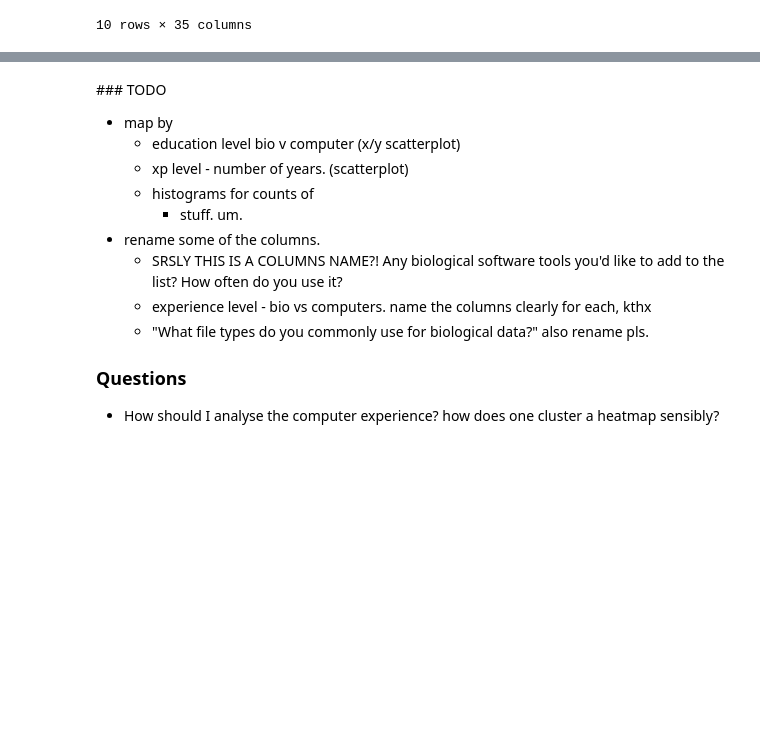
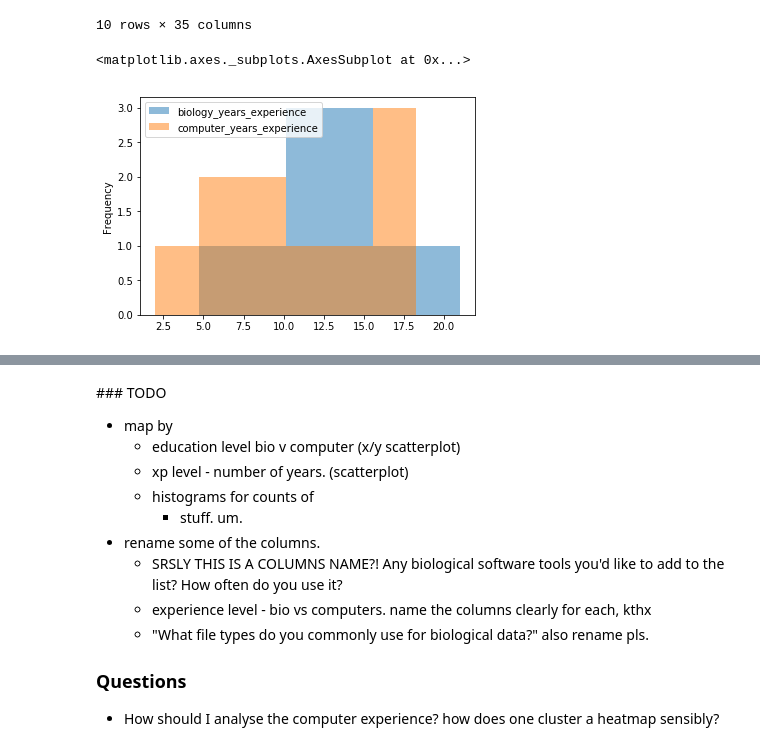
Before and after one commit to yochannah/subjective-data-models-analysis, a Jupyter notebook: import_data.ipynb, the cells around one changed output, grey strips where cells are left out. Saved outputs shown, nothing was run; the diff lists cells and outputs as text; code cells hidden in the pictures; blank space fills up the shorter version.

```diff
--- a/import_data.ipynb
+++ b/import_data.ipynb
@@ -91,3 +91,10 @@ expanded_backgrounds
 | 8 | doctoral | galaxy = year_or_less;gnomad = ne... | Jalview. Clustal. RAxML, Cytoscap... | 15 | ... |
 | 9 | doctoral | galaxy = year_or_less;gnomad = ne... | Jalview Proviz, often for teaching | 11 | ... |
 10 rows × 35 columns
+# %%
+# This plot seems like nonsense, but I'll leave it here to remind me
+# since I thought it would be awesome and I'll keep on forgetting otherwise.
+expanded_backgrounds.plot.hist(bins=7,alpha=0.5)
+# %% [output]
+<matplotlib.axes._subplots.AxesSubplot at 0x...>
+[figure, added]
```
Also changed, not shown: parts of 6 cells of this notebook.
